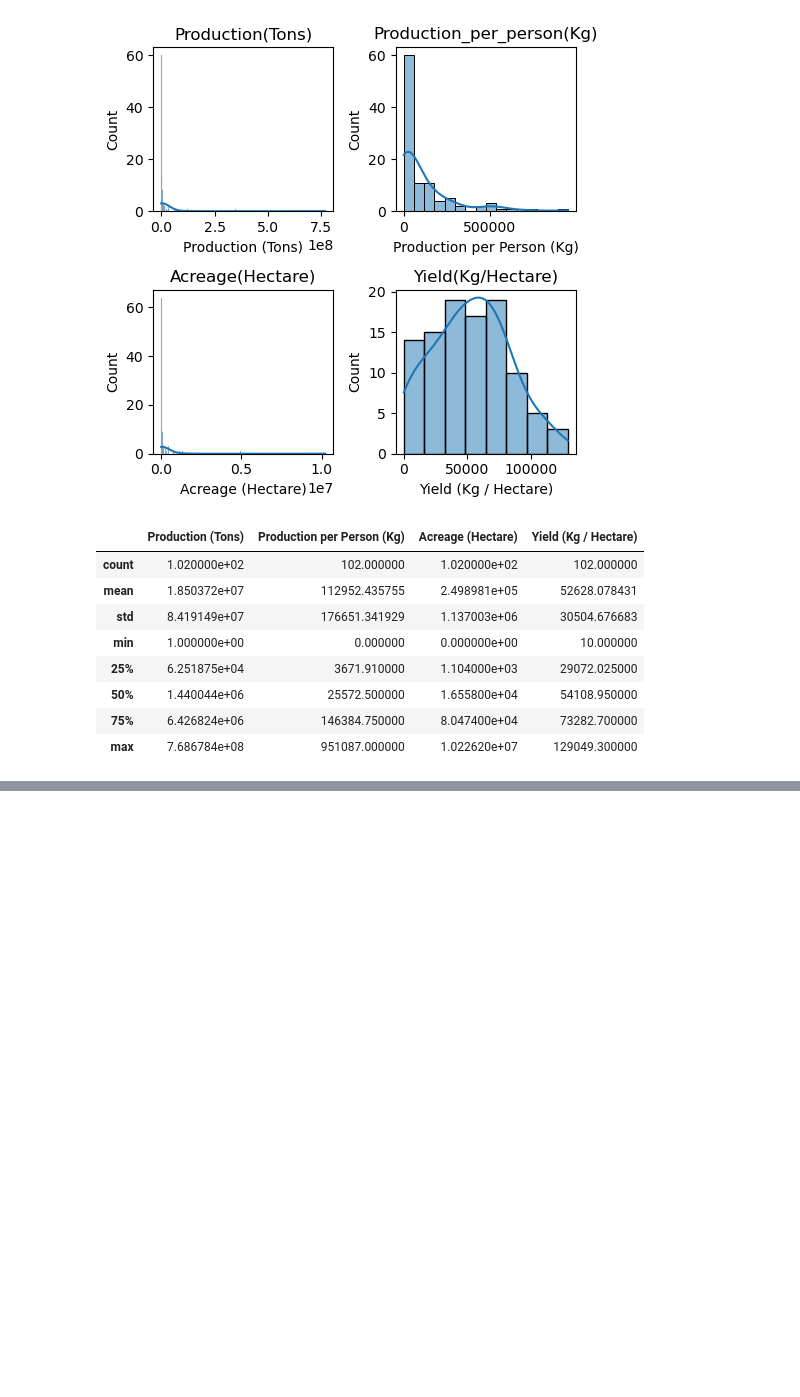
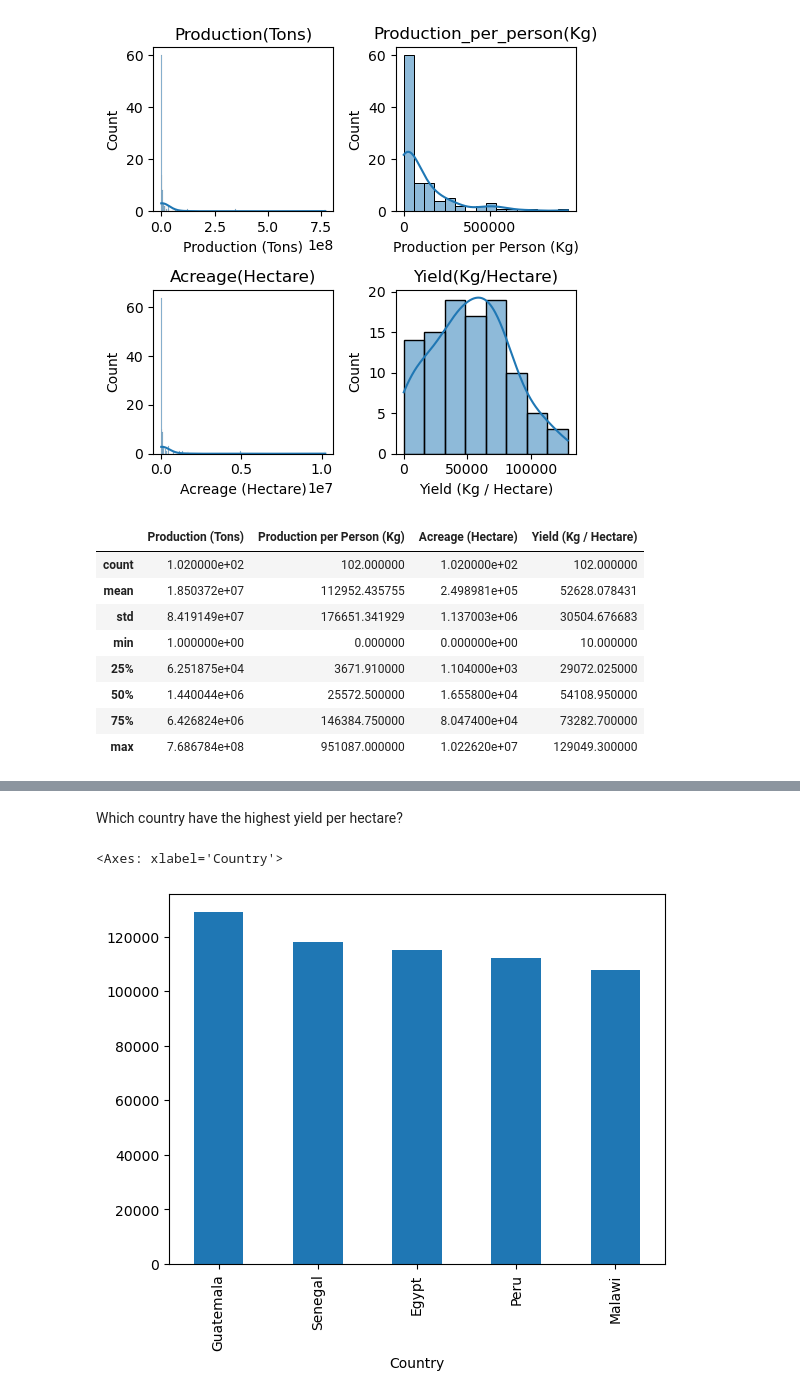
Before and after one commit to Sameershrinath/5th_sem, a Jupyter notebook: PYTHON/DATA_SCIENCE/Data_analysis01.ipynb, the cells around one changed output, grey strips where cells are left out. Cells and saved outputs as stored; diff of their text form; code cells hidden in the pictures; blank space fills up the shorter version.

```diff
--- a/PYTHON/DATA_SCIENCE/Data_analysis01.ipynb
+++ b/PYTHON/DATA_SCIENCE/Data_analysis01.ipynb
@@ -202,0 +258,8 @@ df.sample(10)
+# %% [markdown]
+Which country have the highest yield per hectare?
+# %%
+df_yield=df.sort_values("Yield (Kg / Hectare)",ascending=False).set_index("Country")
+df_yield["Yield (Kg / Hectare)"][0:5].plot(kind="bar")
+# %% [output]
+<Axes: xlabel='Country'>
+[figure, added]
```
Also changed, not shown: parts of 15 cells of this notebook.
